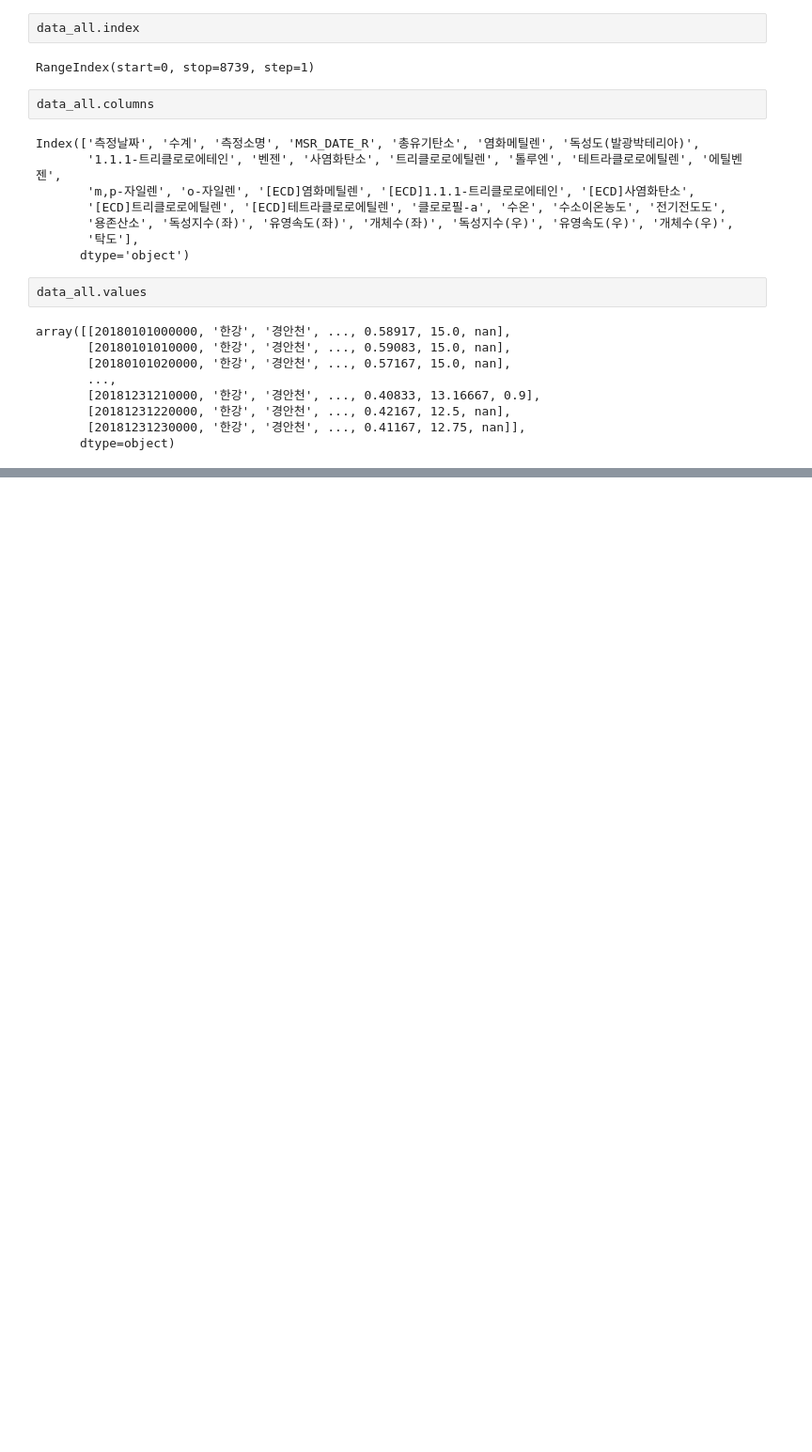
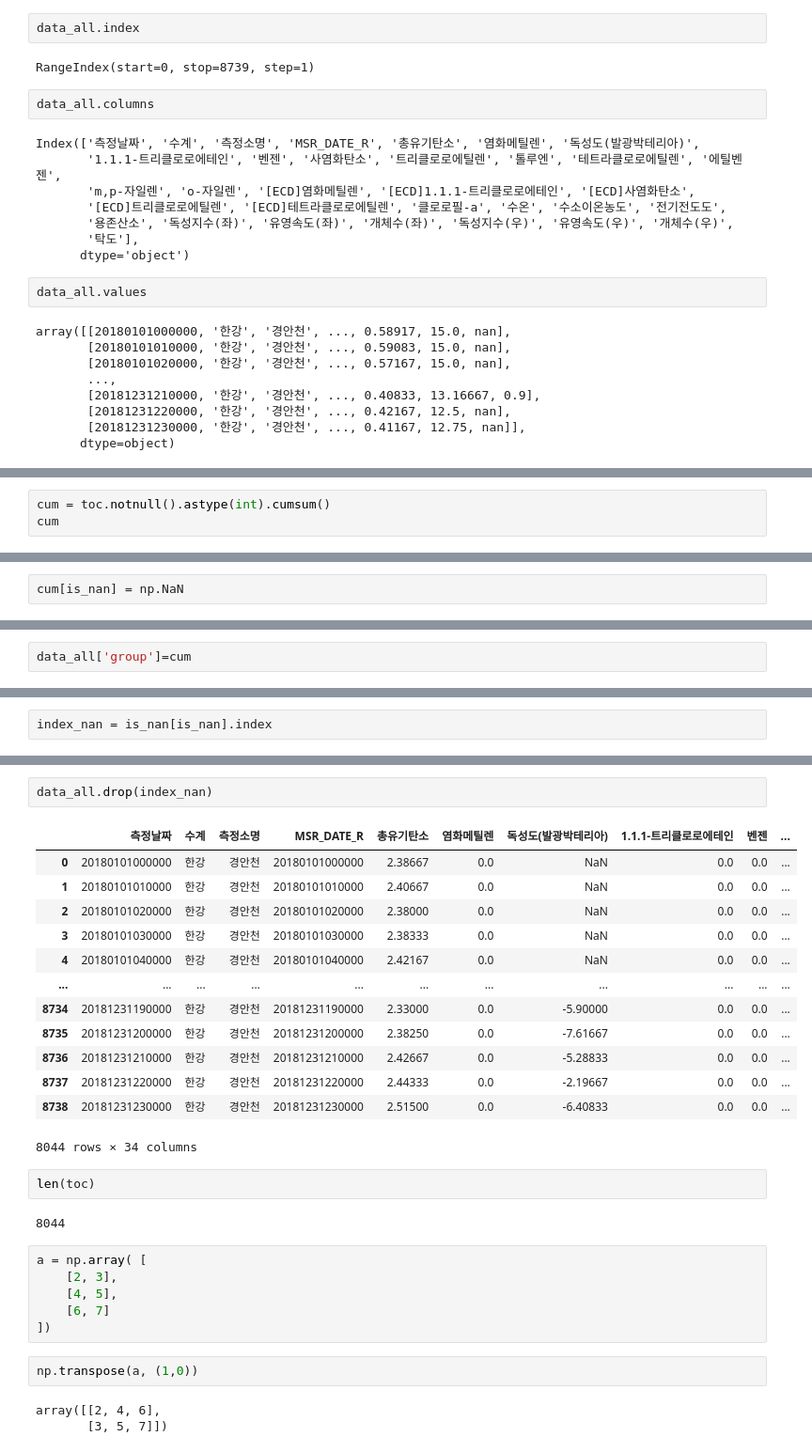
Before and after one commit to shevious/webstudy, a Jupyter notebook: deep/water/pdtest.ipynb, the cells around one changed output, grey strips where cells are left out. Shown at 94% size. Drawn from its saved outputs; the diff is of its cells as text; blank space fills up the shorter version.

```diff
--- a/deep/water/pdtest.ipynb
+++ b/deep/water/pdtest.ipynb
@@ -56,0 +180,3 @@ array([[20180101000000, '한강', '경안천', ..., 0.58917, 15.0, nan],
+# %%
+cum = toc.notnull().astype(int).cumsum()
+cum
@@ -56,0 +213,2 @@ array([[20180101000000, '한강', '경안천', ..., 0.58917, 15.0, nan],
+# %%
+cum[is_nan] = np.NaN
@@ -56,0 +230,2 @@ array([[20180101000000, '한강', '경안천', ..., 0.58917, 15.0, nan],
+# %%
+data_all['group']=cum
@@ -56,0 +247,2 @@ array([[20180101000000, '한강', '경안천', ..., 0.58917, 15.0, nan],
+# %%
+index_nan = is_nan[is_nan].index
@@ -57 +358,32 @@ array([[20180101000000, '한강', '경안천', ..., 0.58917, 15.0, nan],
+# %%
+data_all.drop(index_nan)
+# %% [output]
+|  | 측정날짜 | 수계 | 측정소명 | MSR_DATE_R | 총유기탄소 | 염화메틸렌 | 독성도(발광박테리아) | 1.1.1-트리클로로에테인 | 벤젠 | ... |
+| 0 | 20180101000000 | 한강 | 경안천 | 20180101000000 | 2.38667 | 0.0 | NaN | 0.0 | 0.0 | ... |
+| 1 | 20180101010000 | 한강 | 경안천 | 20180101010000 | 2.40667 | 0.0 | NaN | 0.0 | 0.0 | ... |
+| 2 | 20180101020000 | 한강 | 경안천 | 20180101020000 | 2.38000 | 0.0 | NaN | 0.0 | 0.0 | ... |
+| 3 | 20180101030000 | 한강 | 경안천 | 20180101030000 | 2.38333 | 0.0 | NaN | 0.0 | 0.0 | ... |
+| 4 | 20180101040000 | 한강 | 경안천 | 20180101040000 | 2.42167 | 0.0 | NaN | 0.0 | 0.0 | ... |
+| ... | ... | ... | ... | ... | ... | ... | ... | ... | ... | ... |
+| 8734 | 20181231190000 | 한강 | 경안천 | 20181231190000 | 2.33000 | 0.0 | -5.90000 | 0.0 | 0.0 | ... |
+| 8735 | 20181231200000 | 한강 | 경안천 | 20181231200000 | 2.38250 | 0.0 | -7.61667 | 0.0 | 0.0 | ... |
+| 8736 | 20181231210000 | 한강 | 경안천 | 20181231210000 | 2.42667 | 0.0 | -5.28833 | 0.0 | 0.0 | ... |
+| 8737 | 20181231220000 | 한강 | 경안천 | 20181231220000 | 2.44333 | 0.0 | -2.19667 | 0.0 | 0.0 | ... |
+| 8738 | 20181231230000 | 한강 | 경안천 | 20181231230000 | 2.51500 | 0.0 | -6.40833 | 0.0 | 0.0 | ... |
+8044 rows × 34 columns
+# %%
+len(toc)
+# %% [output]
+8044
+# %%
+a = np.array( [
+    [2, 3],
+    [4, 5],
+    [6, 7]
+])
+# %%
+np.transpose(a, (1,0))
+# %% [output]
+array([[2, 4, 6],
+       [3, 5, 7]])
 # %%
```
Also changed, not shown: parts of 43 cells of this notebook.
